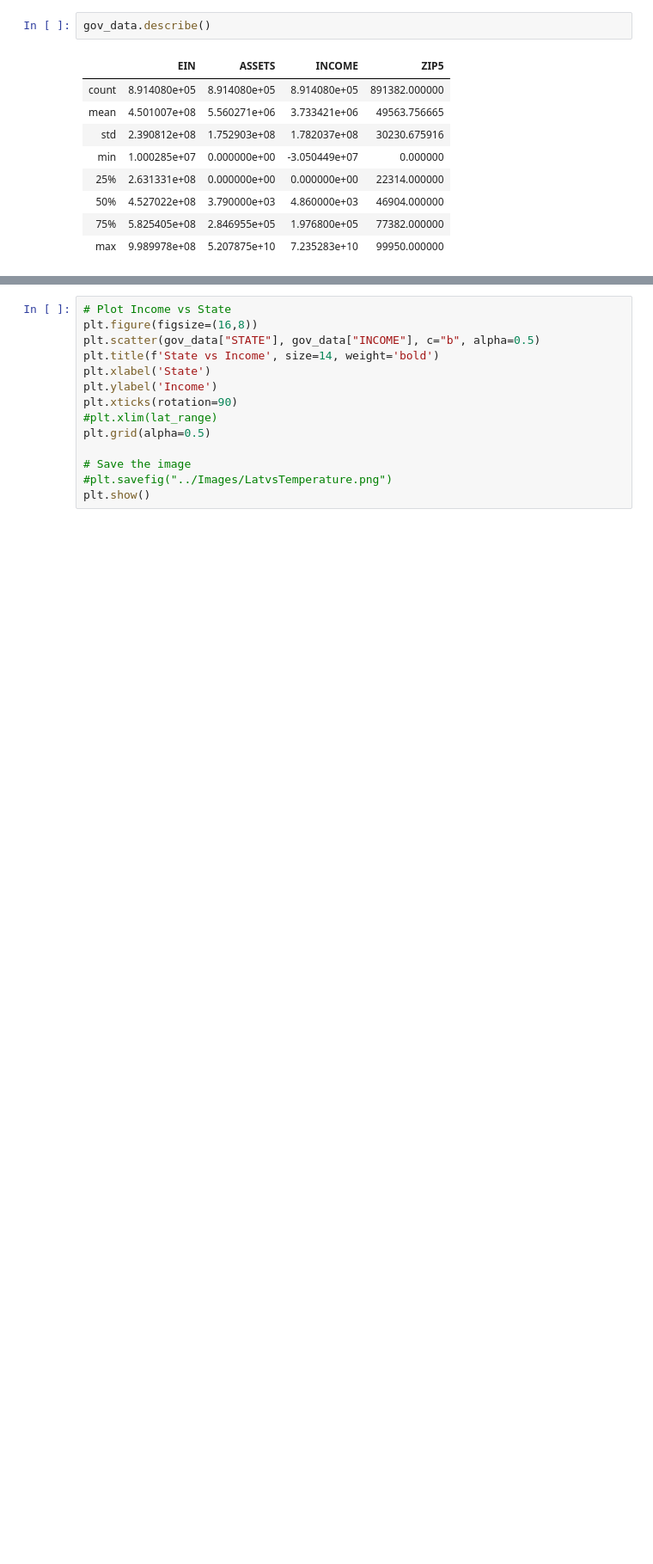
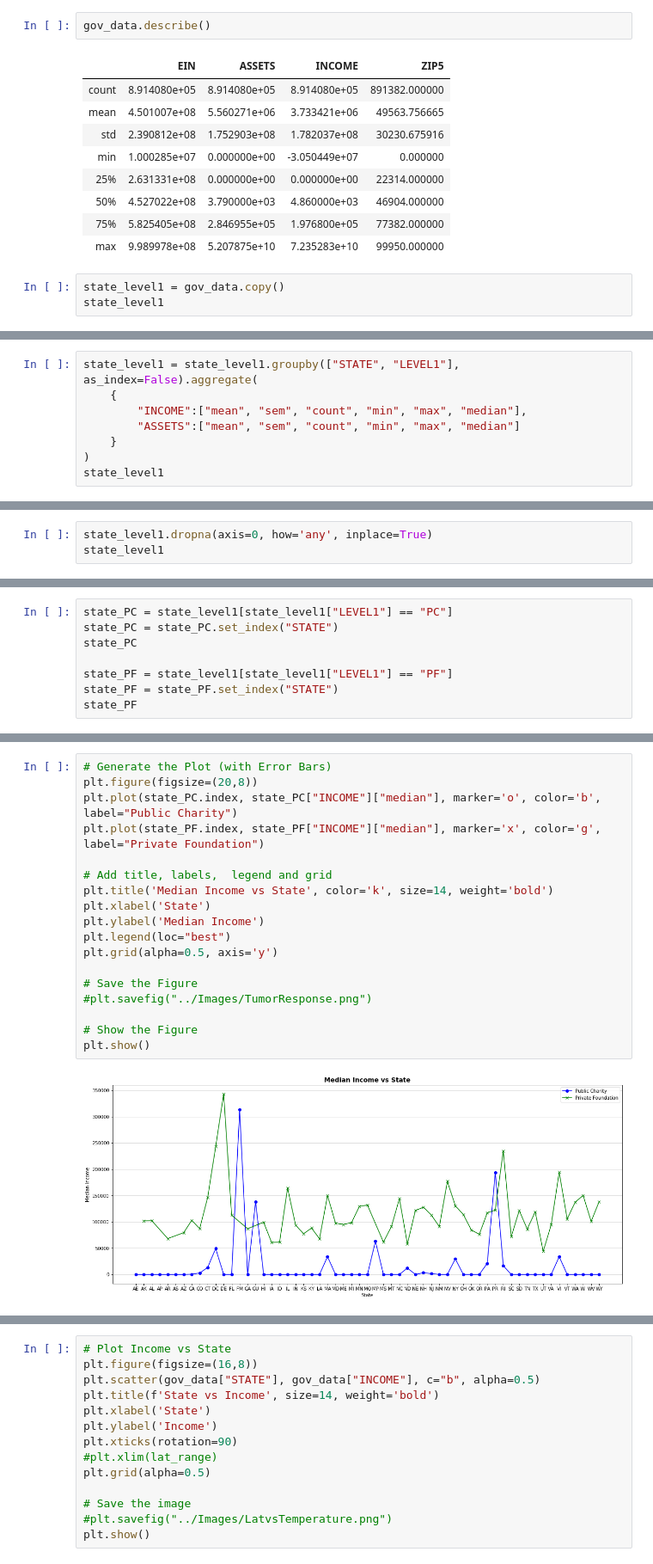
Before and after one commit to ejosephSr/Old.project-one, a Jupyter notebook: GotMoney.ipynb, the cells around one changed output, grey strips where cells are left out. Shown: that part at 86% size. Cells and saved outputs as stored; diff of their text form; blank space fills up the shorter version.

```diff
--- a/GotMoney.ipynb
+++ b/GotMoney.ipynb
@@ -172,3 +172,6 @@ gov_data.describe()
 | 50% | 4.527022e+08 | 3.790000e+03 | 4.860000e+03 | 46904.000000 |
 | 75% | 5.825405e+08 | 2.846955e+05 | 1.976800e+05 | 77382.000000 |
 | max | 9.989978e+08 | 5.207875e+10 | 7.235283e+10 | 99950.000000 |
+# %%
+state_level1 = gov_data.copy()
+state_level1
@@ -174,0 +192,8 @@ gov_data.describe()
+# %%
+state_level1 = state_level1.groupby(["STATE", "LEVEL1"], as_index=False).aggregate(
+    {
+        "INCOME":["mean", "sem", "count", "min", "max", "median"],
+        "ASSETS":["mean", "sem", "count", "min", "max", "median"]
+    }
+)
+state_level1
@@ -174,0 +215,3 @@ gov_data.describe()
+# %%
+state_level1.dropna(axis=0, how='any', inplace=True)
+state_level1
@@ -174,0 +233,8 @@ gov_data.describe()
+# %%
+state_PC = state_level1[state_level1["LEVEL1"] == "PC"]
+state_PC = state_PC.set_index("STATE")
+state_PC
+
+state_PF = state_level1[state_level1["LEVEL1"] == "PF"]
+state_PF = state_PF.set_index("STATE")
+state_PF
@@ -174,0 +261,20 @@ gov_data.describe()
+# %%
+# Generate the Plot (with Error Bars)
+plt.figure(figsize=(20,8))
+plt.plot(state_PC.index, state_PC["INCOME"]["median"], marker='o', color='b', label="Public Charity")
+plt.plot(state_PF.index, state_PF["INCOME"]["median"], marker='x', color='g', label="Private Foundation")
+
+# Add title, labels,  legend and grid
+plt.title('Median Income vs State', color='k', size=14, weight='bold')
+plt.xlabel('State')
+plt.ylabel('Median Income')
+plt.legend(loc="best")
+plt.grid(alpha=0.5, axis='y')
+
+# Save the Figure
+#plt.savefig("../Images/TumorResponse.png")
+
+# Show the Figure
+plt.show()
+# %% [output]
+[figure, added]
```
Also changed, not shown: parts of 17 cells of this notebook.
